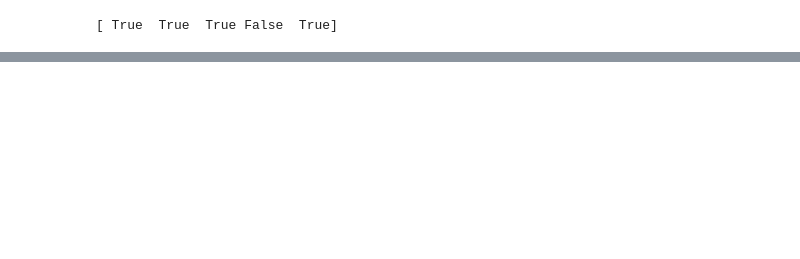
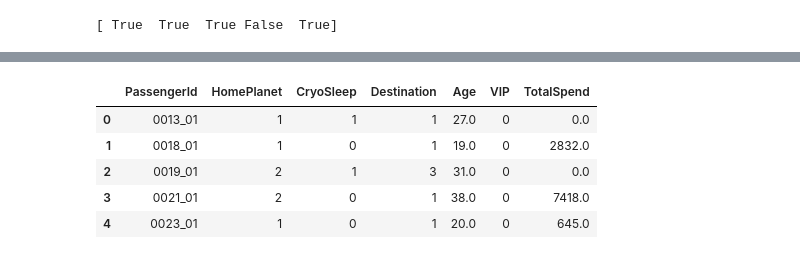
Before and after one commit to nevesgil/ml_puc_back_model, a Jupyter notebook: notebooks/ml_puc_mvp(5).ipynb, the cells around one changed output, grey strips where cells are left out. Saved outputs shown, nothing was run; the diff lists cells and outputs as text; code cells hidden in the pictures; blank space fills up the shorter version.

```diff
--- a/notebooks/ml_puc_mvp(4).ipynb
+++ b/notebooks/ml_puc_mvp(5).ipynb
@@ -1238,0 +1331,22 @@ print(predictions)
+# %%
+null_remover = NullRemover(dfk)
+dfk = null_remover.remove_nulls()
+
+transformer = DataTransformer(dfk)
+
+# Apply transformations
+dfk = transformer.sum_spending_columns()
+dfk = transformer.map_categorical_columns()
+
+dfk = transformer.convert_bool_columns()
+
+dfk = dfk.drop(['Name', 'Cabin'], axis=1)
+# %%
+dfk.head()
+# %% [output]
+|  | PassengerId | HomePlanet | CryoSleep | Destination | Age | VIP | TotalSpend |
+| 0 | 0013_01 | 1 | 1 | 1 | 27.0 | 0 | 0.0 |
+| 1 | 0018_01 | 1 | 0 | 1 | 19.0 | 0 | 2832.0 |
+| 2 | 0019_01 | 2 | 1 | 3 | 31.0 | 0 | 0.0 |
+| 3 | 0021_01 | 2 | 0 | 1 | 38.0 | 0 | 7418.0 |
+| 4 | 0023_01 | 1 | 0 | 1 | 20.0 | 0 | 645.0 |
```
Also changed, not shown: parts of 79 cells of this notebook, 8 other files.
